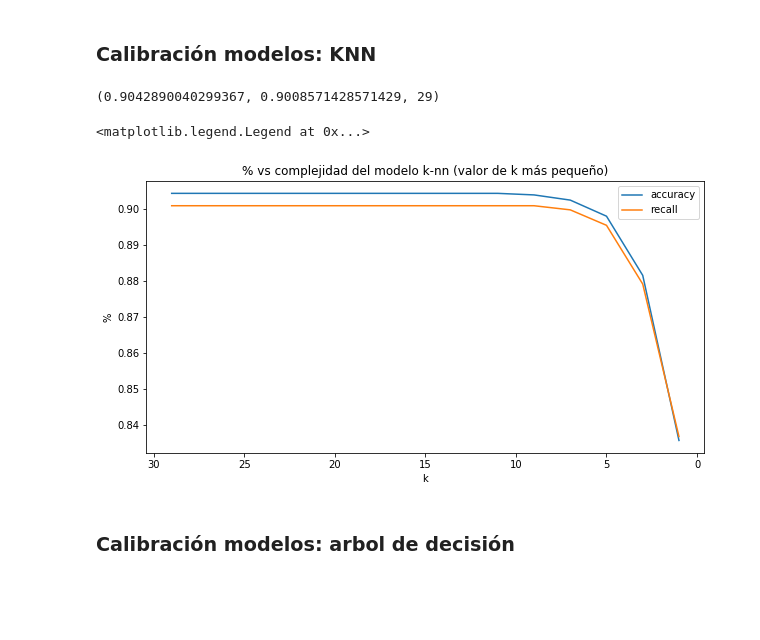
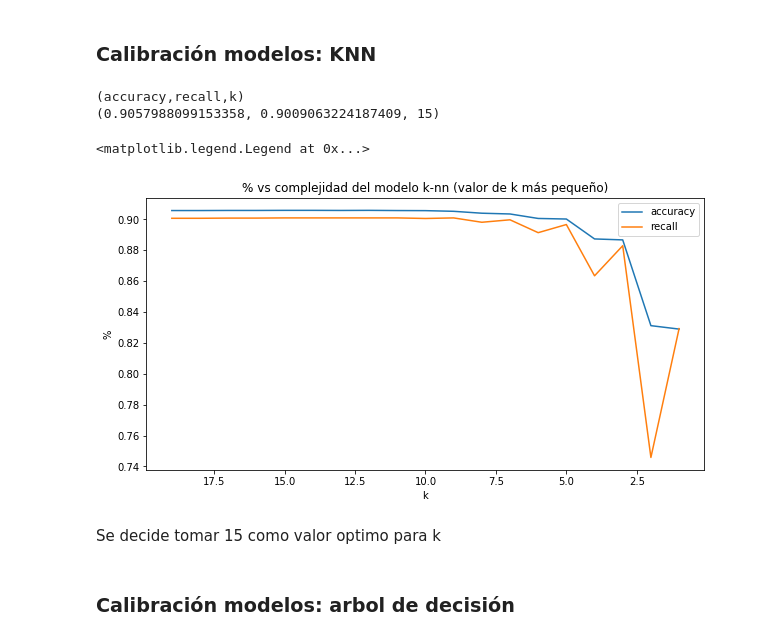
Before and after one commit to nerzhul250/DataAnalyticsProject, a Jupyter notebook: proyectoAnalitica.ipynb, the cells around one changed output. Saved outputs shown, nothing was run; the diff lists cells and outputs as text; code cells hidden in the pictures; blank space fills up the shorter version.

```diff
--- a/proyectoAnalitica.ipynb
+++ b/proyectoAnalitica.ipynb
@@ -150,3 +151,6 @@ df_estado=df[['ESTADO']]
 df_var=df.drop(columns='ESTADO')
 df_norm = pd.DataFrame(pca.fit_transform(scaler.fit_transform(df_var)))
 df_pca = pd.concat([df_estado,df_norm],axis=1)
+df_pca.loc[df_pca['ESTADO'] == 'RETIRADO', 'ESTADO'] = 1
+df_pca.loc[df_pca['ESTADO'] == 'VINCULADO', 'ESTADO'] = 0
+df_pca.head()
@@ -152,0 +183,4 @@ df_pca = pd.concat([df_estado,df_norm],axis=1)
+# %%
+df_pca=df_pca.drop(columns=6)
+df_pca=df_pca.drop(columns=7)
+df_pca.head()
@@ -174,29 +215,33 @@ Se decide utilizar las metricas de accuracy y recall. Accuracy debido a que las
 # %%
 acc_test=[]
 recall_test=[]
-k_vec= np.arange(1,31,2)
+k_vec= np.arange(1,20,1)
 bestK=(-1,-1,-1)
 for k in k_vec:
     knn = KNeighborsClassifier(n_neighbors=k)
-    knn.fit(X_train, y_train.ravel())
-    y_pred = knn.predict(X_test)
-    acc_test.append(metrics.accuracy_score(y_test, y_pred))
-    recall_test.append(metrics.recall_score(y_test, y_pred, pos_label='RETIRADO'))
+    accuracies=cross_val_score(knn,X_train,y_train.ravel(),cv=5,scoring='accuracy')
+    recalls=cross_val_score(knn,X_train,y_train.ravel(),cv=5,scoring='recall')
+    acc_test.append(accuracies.mean())
+    recall_test.append(recalls.mean())
     bestK=max(bestK,(acc_test[-1],recall_test[-1],k))
+print('(accuracy,recall,k)')
 print(bestK)
 plt.figure(figsize=(10,5))
 ax = plt.gca() # get current axis
 plt.plot(k_vec, acc_test)
 plt.plot(k_vec, recall_test)
 ax.set_xlim(ax.get_xlim()[::-1])  # reverse axis
 plt.axis('tight')
 plt.xlabel('k')
 plt.ylabel('%')
 plt.title('% vs complejidad del modelo k-nn (valor de k más pequeño)')
 plt.legend(['accuracy', 'recall'])
 # %% [output]
-(0.9042890040299367, 0.9008571428571429, 29)
+(accuracy,recall,k)
+(0.9057988099153358, 0.9009063224187409, 15)
 <matplotlib.legend.Legend at 0x...>
-[figure, old version]
+[figure, new version]
+# %% [markdown]
+Se decide tomar 15 como valor optimo para k
 # %% [markdown]
 ### Calibración modelos: arbol de decisión
```
Also changed, not shown: parts of 21 cells of this notebook.
